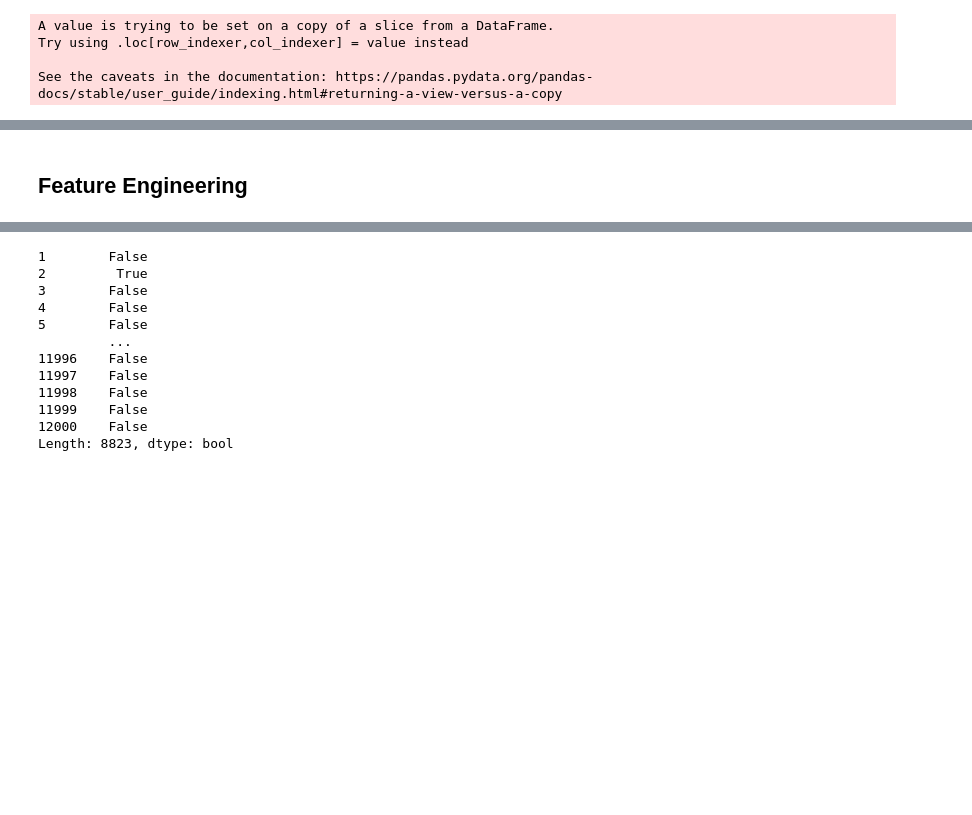
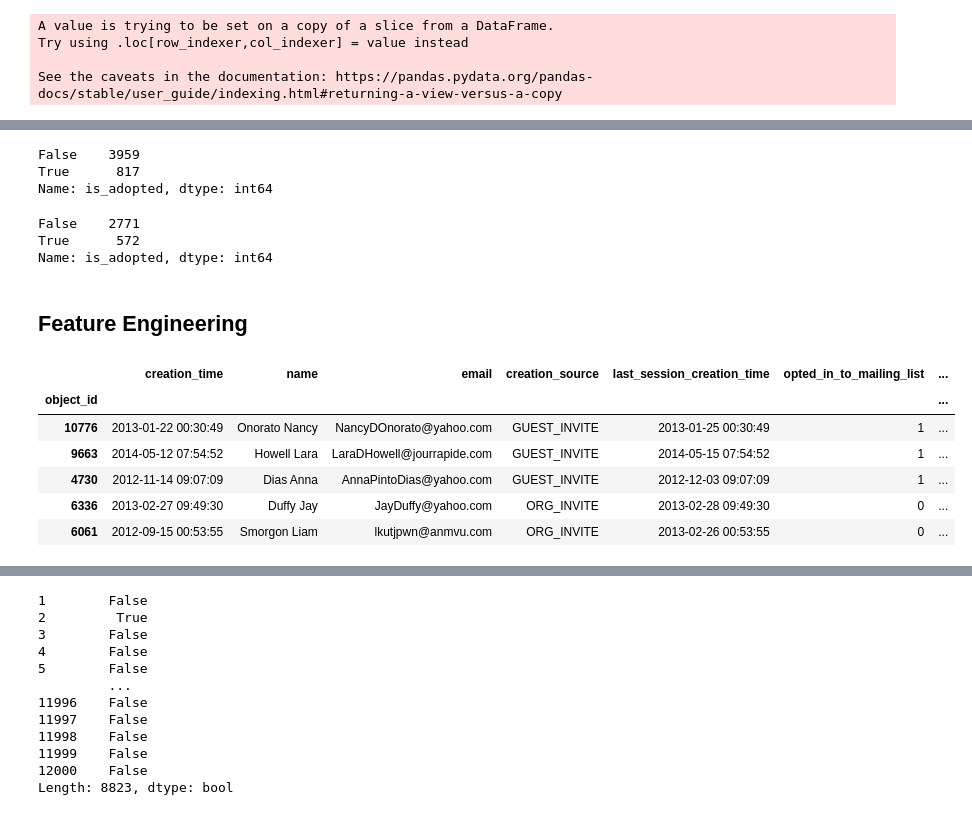
Before and after one commit to Pooret/Springboard, a Jupyter notebook: relax.ipynb, the cells around one changed output, grey strips where cells are left out. Drawn from its saved outputs; the diff is of its cells as text; code cells hidden in the pictures; blank space fills up the shorter version.

Commit message:
Add files via upload
need to address missing data. Check the creation source

```diff
--- a/relax.ipynb
+++ b/relax.ipynb
@@ -259,2 +245,38 @@ X, y = users_na
+# %%
+dataset = users_na.copy(deep=True)
+# %%
+X, y = dataset.drop('is_adopted', axis=1), dataset['is_adopted']
+# %%
+y.value_counts()
+# %% [output]
+False    3959
+True      817
+Name: is_adopted, dtype: int64
+# %%
+# 70/30 split leaves 245 for the minor class for the test data
+X_train, X_test, y_train, y_test = train_test_split(X, y, random_state=0, train_size=0.7, stratify=y)
+# %%
+y_train.value_counts()
+# %% [output]
+False    2771
+True      572
+Name: is_adopted, dtype: int64
+# %%
+# Save Test Data And No Peeking!
+train = pd.concat([X_train, y_train], axis=1)
+test = pd.concat([X_test, y_test], axis=1)
+
+pd.to_pickle(train, './train.pkl')
+pd.to_pickle(test, './test.pkl')
 # %% [markdown]
 ## Feature Engineering
+# %%
+train.head()
+# %% [output]
+|  | creation_time | name | email | creation_source | last_session_creation_time | opted_in_to_mailing_list | ... |
+| object_id |  |  |  |  |  |  | ... |
+| 10776 | 2013-01-22 00:30:49 | Onorato Nancy | NancyDOnorato@yahoo.com | GUEST_INVITE | 2013-01-25 00:30:49 | 1 | ... |
+| 9663 | 2014-05-12 07:54:52 | Howell Lara | LaraDHowell@jourrapide.com | GUEST_INVITE | 2014-05-15 07:54:52 | 1 | ... |
+| 4730 | 2012-11-14 09:07:09 | Dias Anna | AnnaPintoDias@yahoo.com | GUEST_INVITE | 2012-12-03 09:07:09 | 1 | ... |
+| 6336 | 2013-02-27 09:49:30 | Duffy Jay | JayDuffy@yahoo.com | ORG_INVITE | 2013-02-28 09:49:30 | 0 | ... |
+| 6061 | 2012-09-15 00:53:55 | Smorgon Liam | lkutjpwn@anmvu.com | ORG_INVITE | 2013-02-26 00:53:55 | 0 | ... |
```
Also changed, not shown: parts of 11 cells of this notebook, 2 other files.
